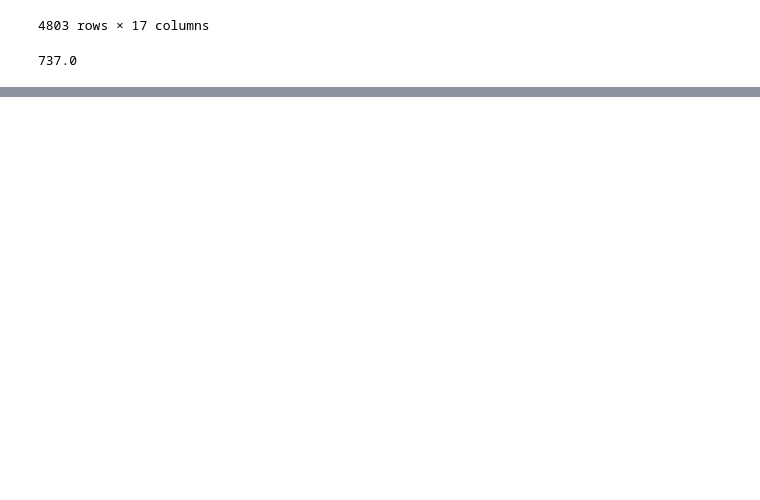
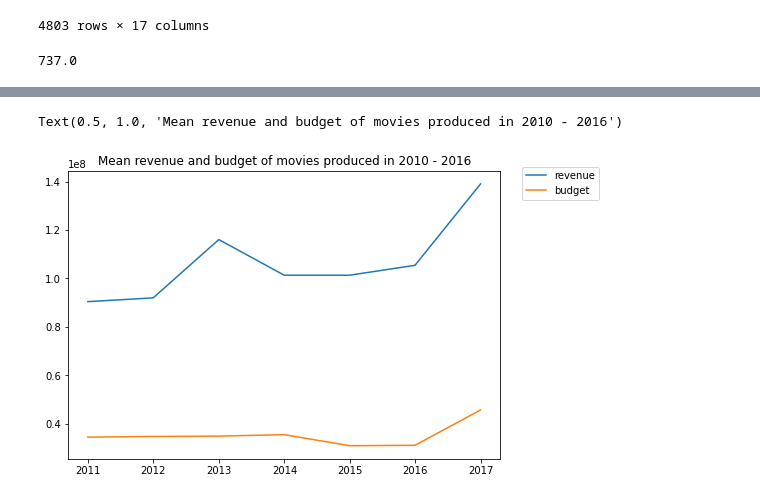
Before and after one commit to agnieszka2201pn/data_analysis, a Jupyter notebook: zadanie baza filmów.ipynb, the cells around one changed output, grey strips where cells are left out. Saved outputs shown, nothing was run; the diff lists cells and outputs as text; code cells hidden in the pictures; blank space fills up the shorter version.

```diff
--- a/zadanie baza filmów.ipynb
+++ b/zadanie baza filmów.ipynb
@@ -46,3 +43,9 @@ best10movies
 | 662 | 662 | 63000000 | http://www.foxmovies.com/movies/f... | 550 | en | Fight Club | A ticking-time-bomb insomniac and... | 146.757391 | ... |
 | 2170 | 2170 | 806948 | NaN | 539 | en | Psycho | When larcenous real estate clerk ... | 93.067866 | ... |
 | 1847 | 1847 | 25000000 | http://www.warnerbros.com/goodfellas | 769 | en | GoodFellas | The true story of Henry Hill, a h... | 63.654244 | ... |
+# %%
+movies['release_date'] = pd.to_datetime(movies['release_date'])
+movies2010_2016 = movies[(movies['release_date'] >= '2010-01-01') & (movies['release_date'] <= '2016-12-31')]
+revenue_budget_mean = movies2010_2016.groupby(pd.Grouper(key = 'release_date', freq = 'Y')).agg({'revenue' : 'mean', 'budget' : 'mean'})
+revenue_budget_mean.reset_index(inplace = True)
+revenue_budget_mean
@@ -48,0 +61,10 @@ best10movies
+# %%
+fig = plt.figure()
+axes = fig.add_axes([0,0,1,1])
+axes.plot(revenue_budget_mean['release_date'], revenue_budget_mean['revenue'], label = 'revenue')
+axes.plot(revenue_budget_mean['release_date'], revenue_budget_mean['budget'], label = 'budget')
+axes.legend(loc= (1.05, 0.9))
+axes.set_title('Mean revenue and budget of movies produced in 2010 - 2016')
+# %% [output]
+Text(0.5, 1.0, 'Mean revenue and budget of movies produced in 2010 - 2016')
+[figure, added]
```
Also changed, not shown: parts of 3 cells of this notebook.
